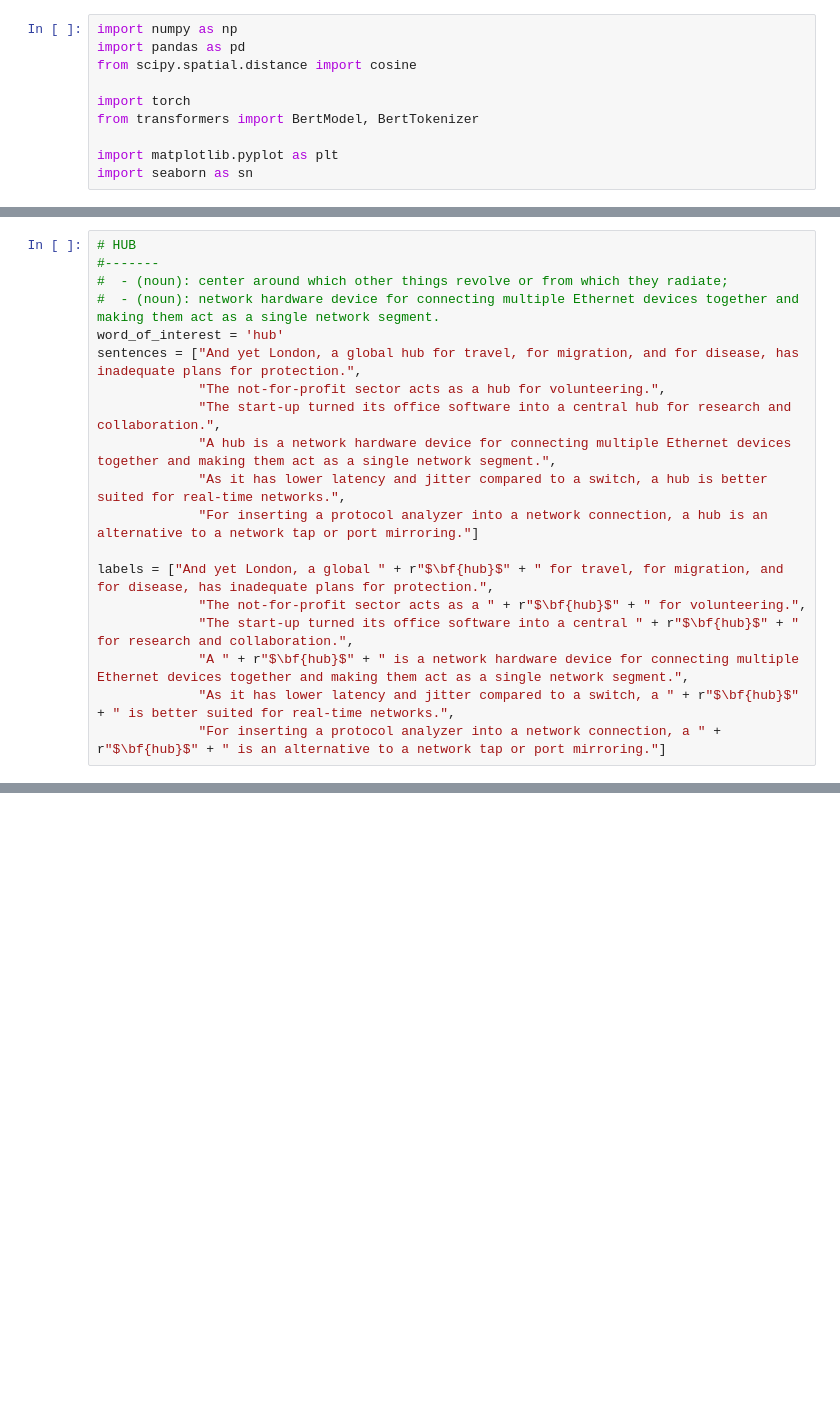
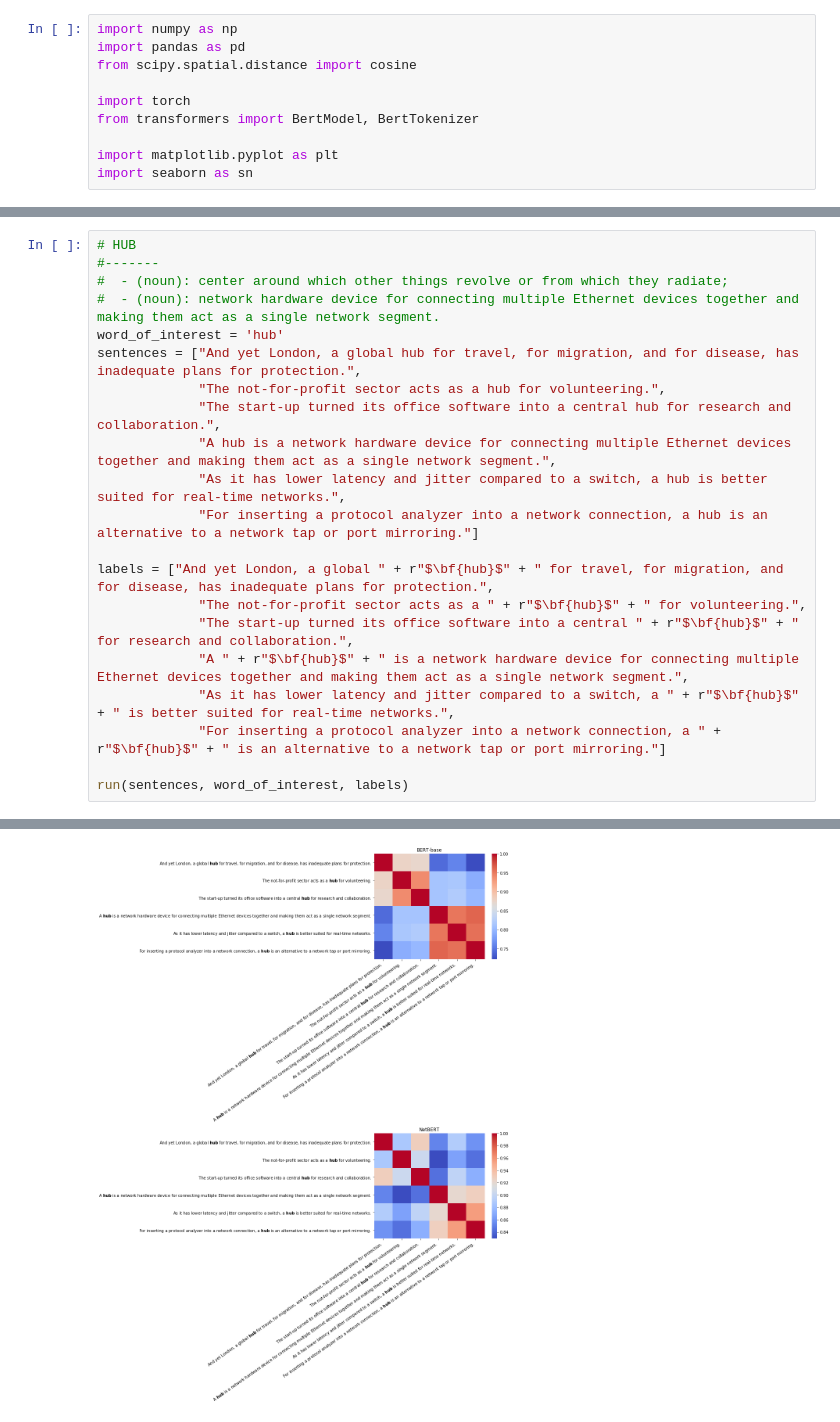
Before and after one commit to ant-louis/netbert, a Jupyter notebook: Code/Intrinsic_evaluation/word_similarities.ipynb, the cells around one changed output, grey strips where cells are left out. Drawn from its saved outputs; the diff is of its cells as text; blank space fills up the shorter version.

```diff
--- a/Code/Intrinsic_evaluation/word_similarities.ipynb
+++ b/Code/Intrinsic_evaluation/word_similarities.ipynb
@@ -67,3 +265,6 @@ labels = ["And yet London, a global " + r"$\bf{hub}$" + " for travel, for migrat
              "A " + r"$\bf{hub}$" + " is a network hardware device for connecting multiple Ethernet devices together and making them act as a single network segment.",
              "As it has lower latency and jitter compared to a switch, a " + r"$\bf{hub}$" + " is better suited for real-time networks.",
              "For inserting a protocol analyzer into a network connection, a " + r"$\bf{hub}$" + " is an alternative to a network tap or port mirroring."]
+
+run(sentences, word_of_interest, labels)
+# %% [output]
@@ -69,0 +287 @@ labels = ["And yet London, a global " + r"$\bf{hub}$" + " for travel, for migrat
+[figure, added]
```
Also changed, not shown: parts of 17 cells of this notebook, 2 other files.
